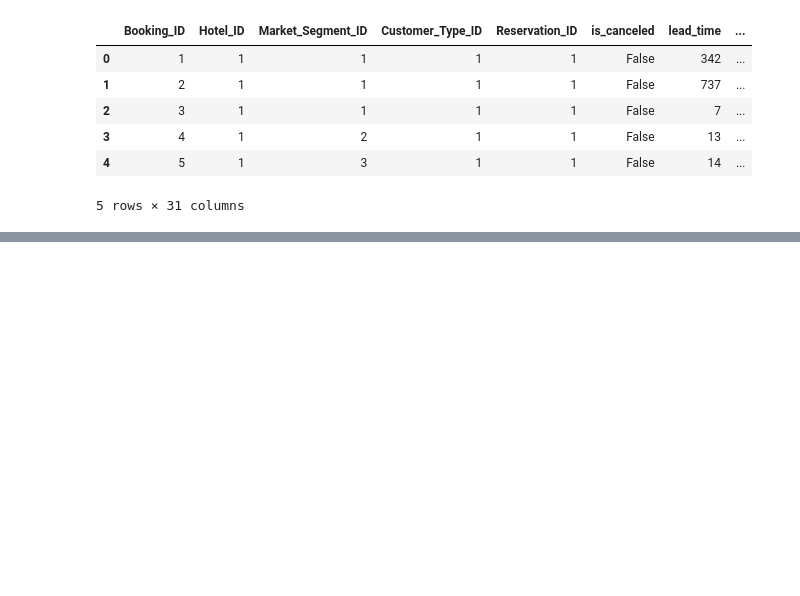
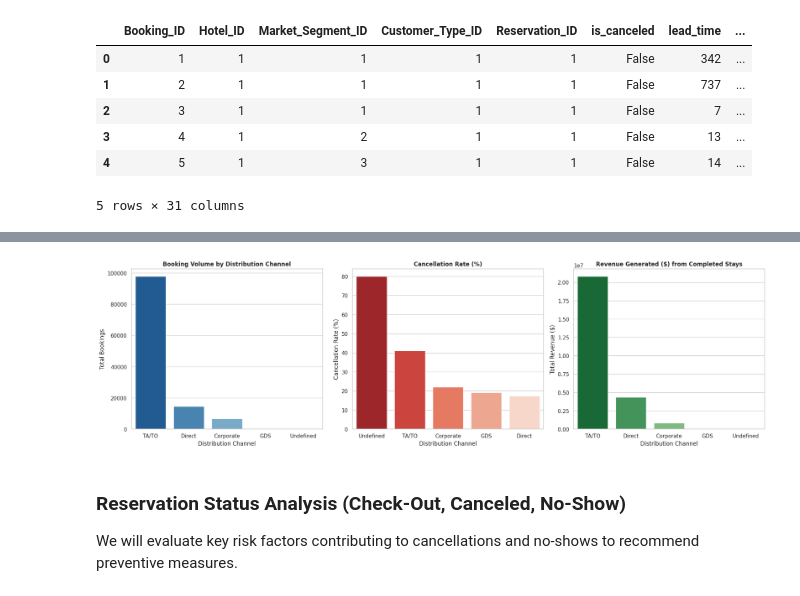
Before and after one commit to anniechooimh/Hospitality-Analytics, a Jupyter notebook: Capstone_Hospitality Analysis.ipynb, the cells around one changed output, grey strips where cells are left out. Saved outputs shown, nothing was run; the diff lists cells and outputs as text; code cells hidden in the pictures; blank space fills up the shorter version.

```diff
--- a/Capstone_Hospitality Analysis.ipynb
+++ b/Capstone_Hospitality Analysis.ipynb
@@ -147,0 +367,33 @@ None
+# %%
+# Visualize the distribution channel metrics
+sns.set_theme(style="whitegrid")
+fig, axes = plt.subplots(1, 3, figsize=(20, 6))
+
+# 1. Booking Volume Share
+sns.barplot(data=channel_metrics.sort_values(by='total_bookings', ascending=False),
+            x='distribution_channel', y='total_bookings', ax=axes[0], palette='Blues_r', hue='distribution_channel', legend=False)
+axes[0].set_title('Booking Volume by Distribution Channel', fontsize=12, fontweight='bold')
+axes[0].set_xlabel('Distribution Channel')
+axes[0].set_ylabel('Total Bookings')
+
+# 2. Cancellation Rates
+sns.barplot(data=channel_metrics.sort_values(by='cancellation_rate_%', ascending=False),
+            x='distribution_channel', y='cancellation_rate_%', ax=axes[1], palette='Reds_r', hue='distribution_channel', legend=False)
+axes[1].set_title('Cancellation Rate (%)', fontsize=12, fontweight='bold')
+axes[1].set_xlabel('Distribution Channel')
+axes[1].set_ylabel('Cancellation Rate (%)')
+
+# 3. Revenue Share
+sns.barplot(data=channel_metrics.sort_values(by='total_revenue', ascending=False),
+            x='distribution_channel', y='total_revenue', ax=axes[2], palette='Greens_r', hue='distribution_channel', legend=False)
+axes[2].set_title('Revenue Generated ($) from Completed Stays', fontsize=12, fontweight='bold')
+axes[2].set_xlabel('Distribution Channel')
+axes[2].set_ylabel('Total Revenue ($)')
+
+plt.tight_layout()
+plt.show()
+# %% [output]
+[figure, added]
+# %% [markdown]
+### Reservation Status Analysis (Check-Out, Canceled, No-Show)
+We will evaluate key risk factors contributing to cancellations and no-shows to recommend preventive measures.
```
Also changed, not shown: parts of 11 cells of this notebook.
